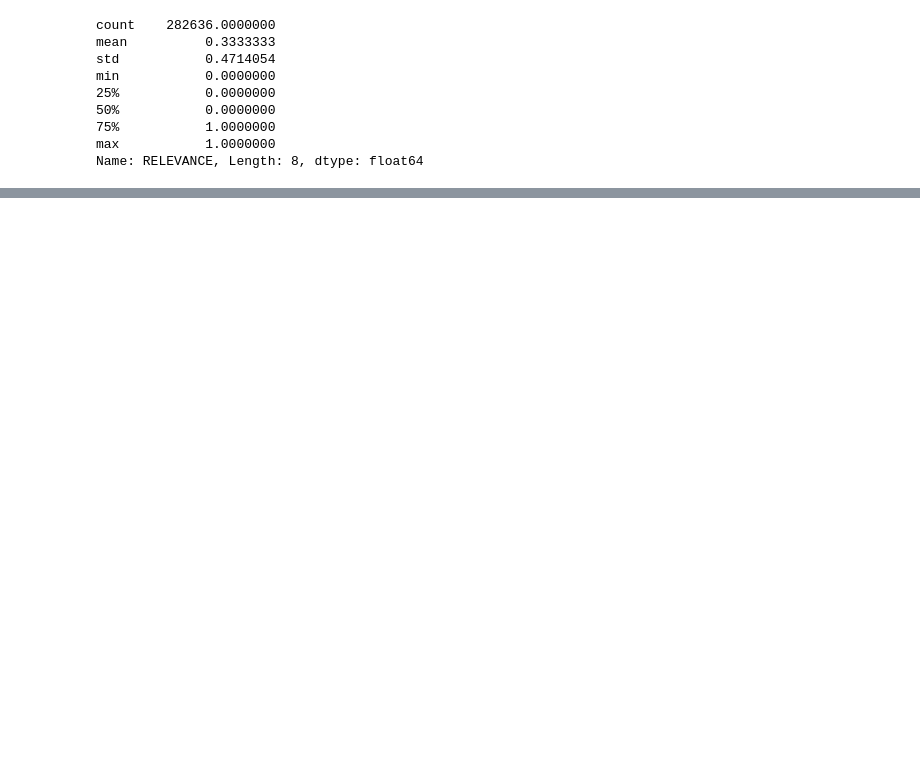
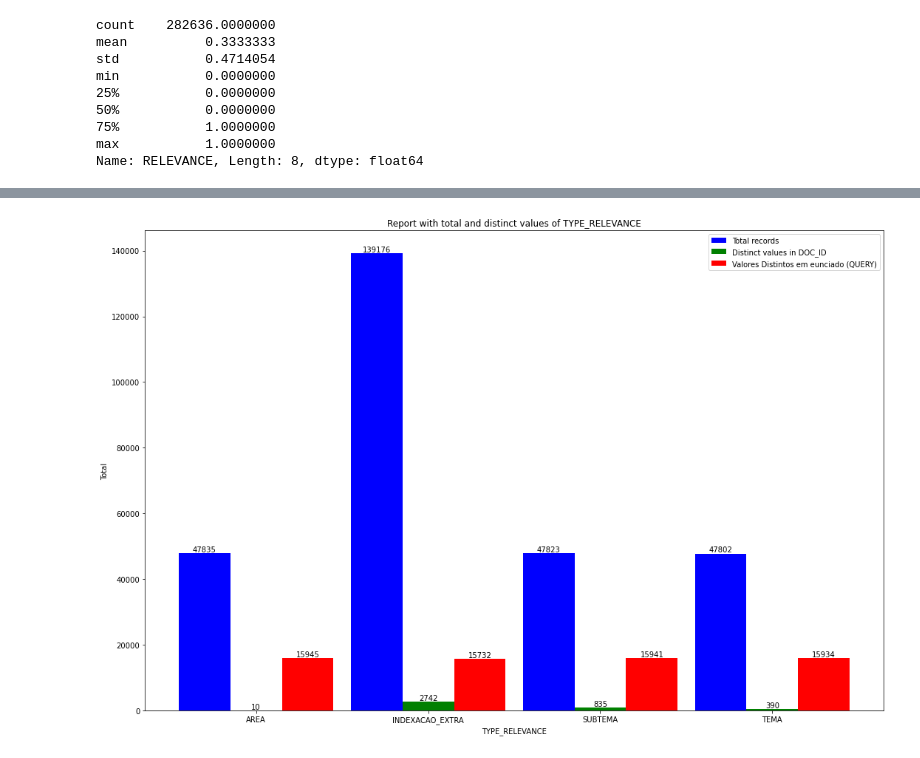
Before and after one commit to marcusborela/ind-ir, a Jupyter notebook: code/generate_train_data_juris_tcu_index.ipynb, the cells around one changed output, grey strips where cells are left out. Cells and saved outputs as stored; diff of their text form; code cells hidden in the pictures; blank space fills up the shorter version.

```diff
--- a/code/generate_train_data_juris_tcu_index.ipynb
+++ b/code/generate_train_data_juris_tcu_index.ipynb
@@ -622,0 +676,51 @@ df.to_csv(PATH_TRAIN_DATA_GENERATED, index=False)
+# %%
+list_property = ['TYPE_RELEVANCE']
+colors = ['blue', 'green', 'red']
+# %%
+
+for property_name in list_property:
+    # Agrupar o DataFrame por valor da propriedade
+    grouped_data = df.groupby(property_name)
+
+    # Calcular o total de registros, valores distintos em 'ID_DOCTO' e valores distintos em 'ID_QUERY' para cada valor da propriedade
+    total_counts = grouped_data.size()
+    distinct_counts_docto = grouped_data['DOC_ID'].nunique()
+    distinct_counts_query = grouped_data['QUERY_ID'].nunique()
+
+    # Obter os rótulos únicos
+    labels = total_counts.index
+
+    # Definir a largura das barras
+    bar_width = 0.3
+
+    # Calcular a posição das barras para cada label distinto
+    positions = np.arange(len(labels))
+
+    # Plotar o gráfico de barras
+    plt.figure(figsize=(15, 10))
+
+    # Plotar a primeira barra
+    plt.bar(positions - bar_width, total_counts, width=bar_width, color=colors[0], label='Total records')
+
+    # Plotar a segunda barra
+    plt.bar(positions, distinct_counts_docto, width=bar_width, color=colors[1], label='Distinct values in DOC_ID')
+
+    # Plotar a terceira barra
+    plt.bar(positions + bar_width, distinct_counts_query, width=bar_width, color=colors[2], label='Valores Distintos em eunciado (QUERY)')
+
+    plt.title(f'Report with total and distinct values of {property_name}')
+    plt.xlabel(property_name)
+    plt.ylabel('Total')
+    plt.legend()
+
+    # Adicionar rótulos com os valores em cada barra
+    for i, label in enumerate(labels):
+        plt.text(i-0.3, total_counts[i], str(total_counts[i]), ha='center', va='bottom')
+        plt.text(i, distinct_counts_docto[i], str(distinct_counts_docto[i]), ha='center', va='bottom')
+        plt.text(i+0.3, distinct_counts_query[i], str(distinct_counts_query[i]), ha='center', va='bottom')
+
+    plt.xticks(ticks=positions, labels=labels)
+    plt.tight_layout()
+    plt.show()
+# %% [output]
+[figure, added]
```
Also changed, not shown: parts of 41 cells of this notebook, 3 other files.
